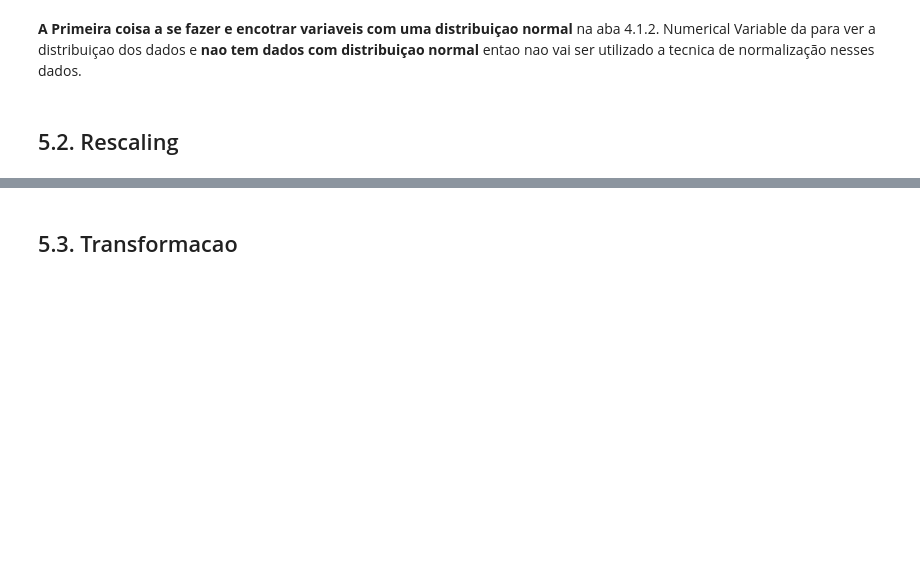
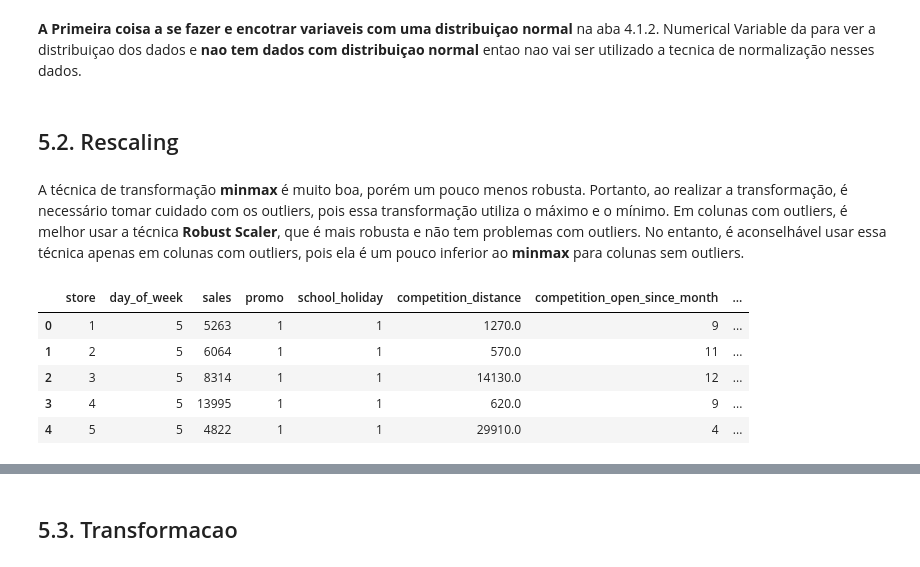
Before and after one commit to gustavohssBR/Ds_em_producao, a Jupyter notebook: notebooks/ds_ciclo_05.ipynb, the cells around one changed output, grey strips where cells are left out. Saved outputs shown, nothing was run; the diff lists cells and outputs as text; code cells hidden in the pictures; blank space fills up the shorter version.

```diff
--- a/notebooks/ds_ciclo_05.ipynb
+++ b/notebooks/ds_ciclo_05.ipynb
@@ -1148,3 +1153,16 @@ df5 = df4.copy()
  distribuiçao dos dados e **nao tem dados com distribuiçao normal** entao nao vai ser utilizado a tecnica de normalização nesses dados.
 # %% [markdown]
 ## 5.2. Rescaling
+# %% [markdown]
+A técnica de transformação **minmax** é muito boa, porém um pouco menos robusta. Portanto, ao realizar a transformação, é necessário tomar cuidado com os outliers, pois essa transformação utiliza o máximo e o mínimo. Em colunas com outliers, é melhor usar a técnica **Robust Scaler**, que é mais robusta e não tem problemas com outliers. No entanto, é aconselhável usar essa técnica apenas em colunas com outliers, pois ela é um pouco inferior ao **minmax** para colunas sem outliers.
+# %%
+# encotrando a varible numerical
+a = df5.select_dtypes( include=['int64', 'float64'] )
+a.head()
+# %% [output]
+|  | store | day_of_week | sales | promo | school_holiday | competition_distance | competition_open_since_month | ... |
+| 0 | 1 | 5 | 5263 | 1 | 1 | 1270.0 | 9 | ... |
+| 1 | 2 | 5 | 6064 | 1 | 1 | 570.0 | 11 | ... |
+| 2 | 3 | 5 | 8314 | 1 | 1 | 14130.0 | 12 | ... |
+| 3 | 4 | 5 | 13995 | 1 | 1 | 620.0 | 9 | ... |
+| 4 | 5 | 5 | 4822 | 1 | 1 | 29910.0 | 4 | ... |
```
Also changed, not shown: parts of 5 cells of this notebook.
